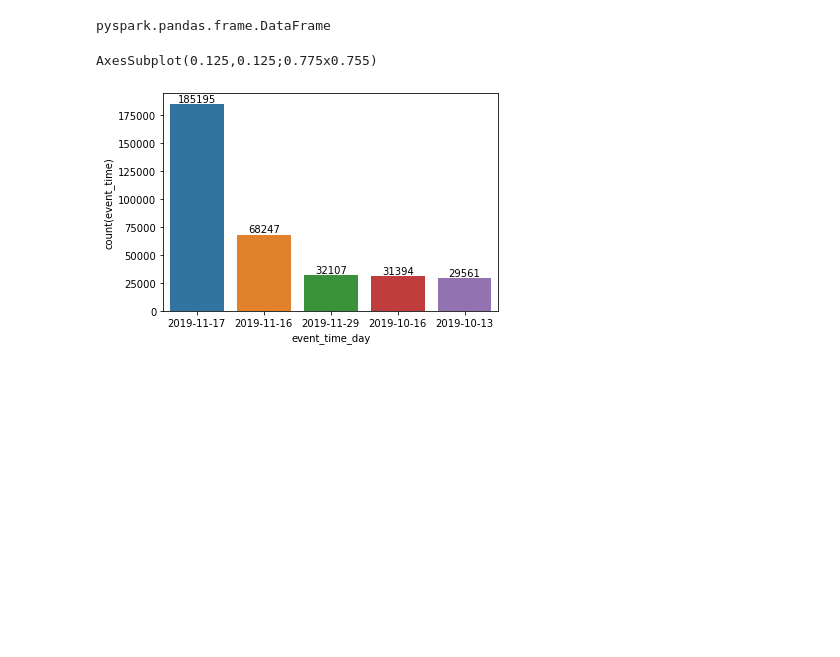
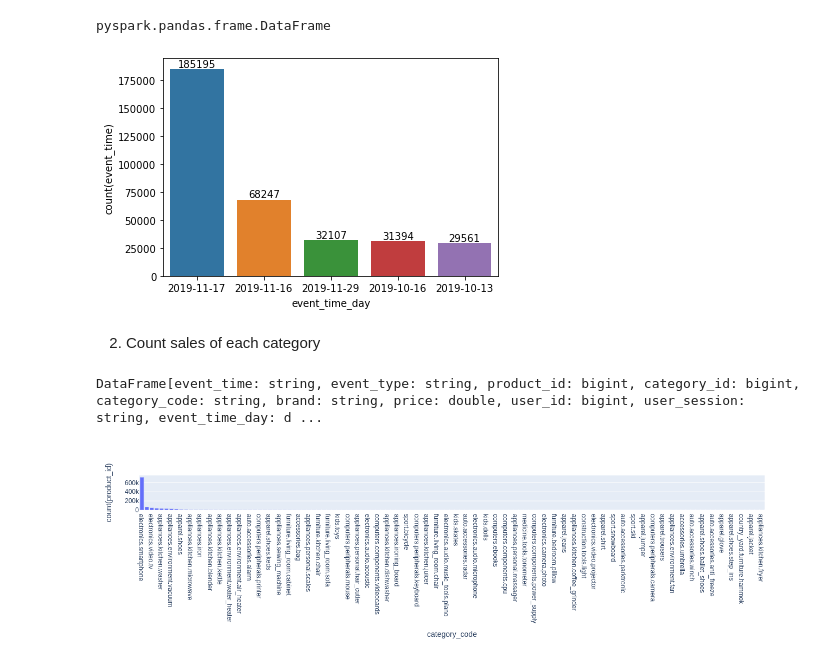
Before and after one commit to LeoGaller/PySpark-eCommerce-Upwork, a Jupyter notebook: src/data-processing.ipynb, the cells around one changed output. Saved outputs shown, nothing was run; the diff lists cells and outputs as text; code cells hidden in the pictures; blank space fills up the shorter version.

```diff
--- a/src/data-processing.ipynb
+++ b/src/data-processing.ipynb
@@ -112,7 +119,23 @@ ax = sns.barplot(x='event_time_day',
                  y='count(event_time)',
                  data = ps_df_s_i.query('__index_level_0__ <= 4').to_pandas())
 ax.bar_label(ax.containers[0])
-print(ax.)
+plt.show()
 # %% [output]
-AxesSubplot(0.125,0.125;0.775x0.755)
 [figure]
+# %% [markdown]
+2. Count sales of each category
+# %%
+all_data_df = oct_df.unionAll(nov_df)
+all_data_df.cache()
+# %% [output]
+DataFrame[event_time: string, event_type: string, product_id: bigint, category_id: bigint, category_code: string, brand: string, price: double, user_id: bigint, user_session: string, event_time_day: d ...
+# %%
+q2_df = all_data_df.filter(all_data_df.event_type == 'purchase') \
+           .groupBy('category_code') \
+           .agg({'product_id':'count'})
+# %%
+q2_df_pandas = ps.DataFrame(q2_df.sort('count(product_id)', ascending=False))
+# %%
+q2_df_pandas.plot.bar(x='category_code', y = 'count(product_id)')
+# %% [output]
+[figure, added]
```
Also changed, not shown: parts of 2 cells of this notebook.
